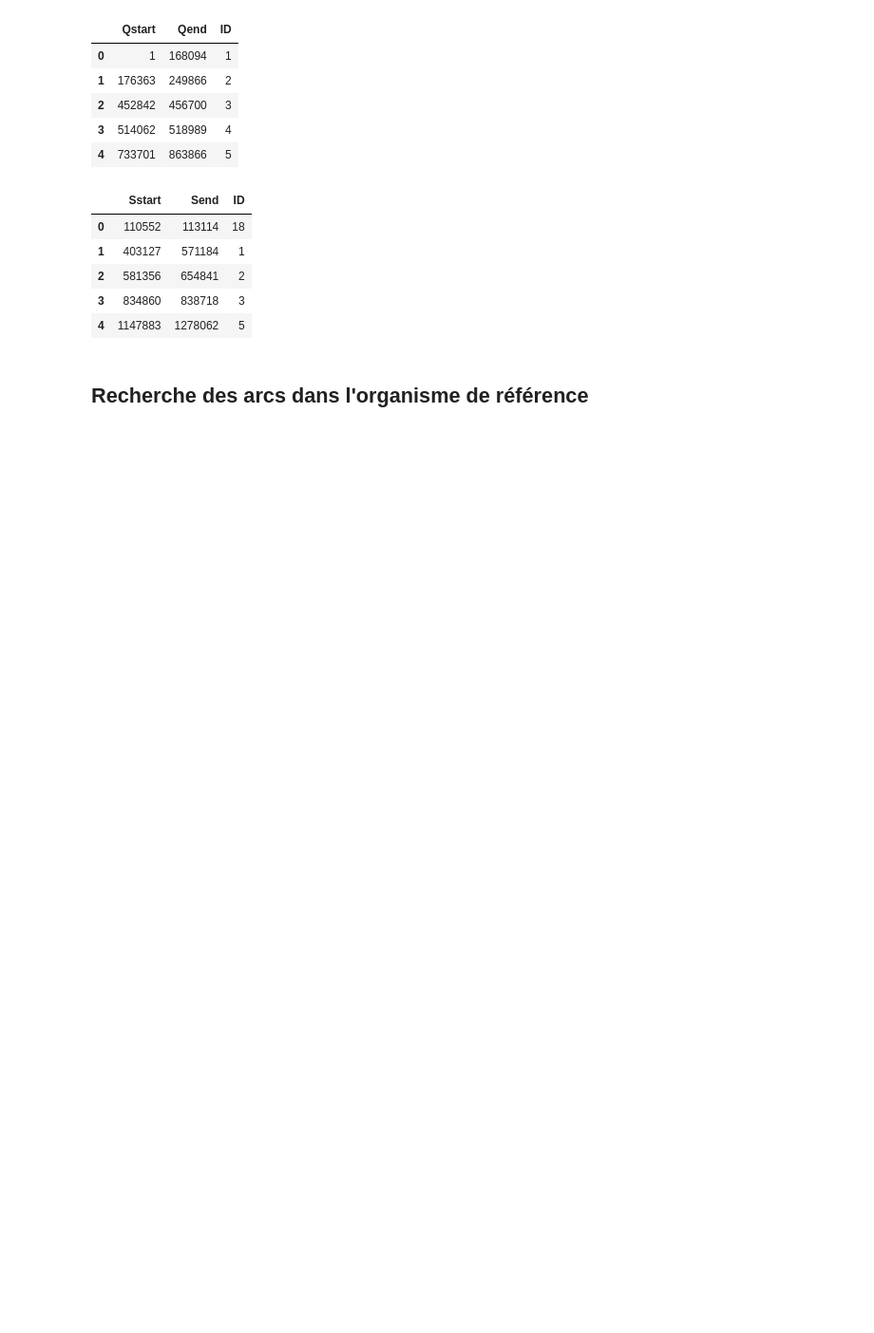
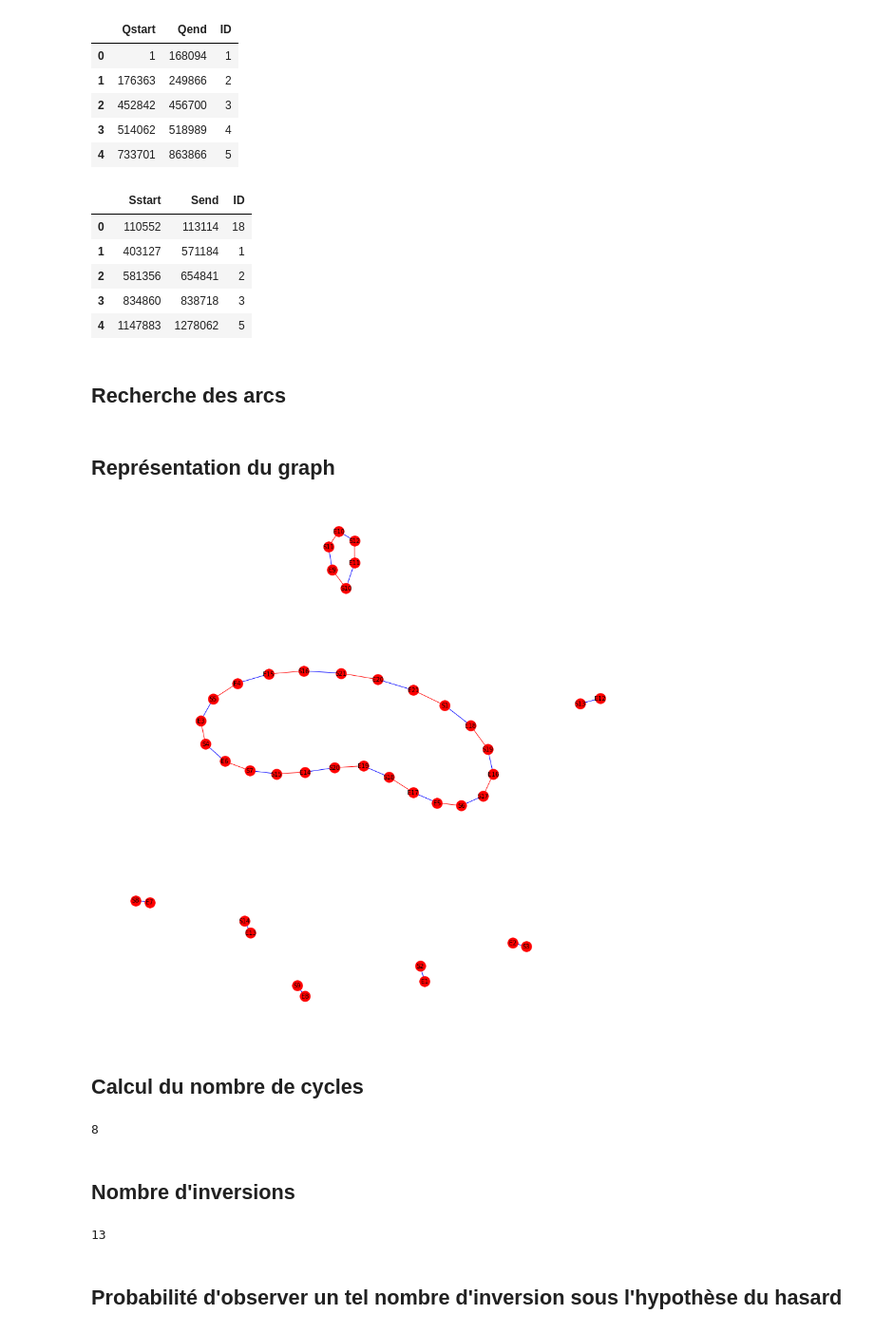
Before and after one commit to emathian/genomique_ET, a Jupyter notebook: cycle_graph.ipynb, the cells around one changed output. Shown at 95% size. Saved outputs shown, nothing was run; the diff lists cells and outputs as text; code cells hidden in the pictures; blank space fills up the shorter version.

```diff
--- a/cycle_graph.ipynb
+++ b/cycle_graph.ipynb
@@ -502,4 +274,4 @@ data_interest.head()
 | 3 | 834860 | 838718 | 3 |
 | 4 | 1147883 | 1278062 | 5 |
 # %% [markdown]
-## Recherche des arcs dans l'organisme de référence
+## Recherche des arcs
@@ -549,0 +278,46 @@ def find_edges_orga_ref(S,E):
+# %%
+EDGES1 = find_edges(data_ref, True)
+EDGES2  = find_edges(data_interest, False)
+#EDGES1
+#EDGES2
+# %% [markdown]
+##  Représentation du graph
+# %%
+pylab.figure(1,figsize=(12,12))
+G=nx.Graph()
+
+for i in EDGES1 :
+    G.add_edge(i[0],i[1],color='r', length = 10)
+
+for j in EDGES2 :
+    G.add_edge(j[0],j[1],color='b', length = 10)
+
+edges = G.edges()
+colors = [G[u][v]['color'] for u,v in edges]
+weights = [G[u][v]['length'] for u,v in edges]
+
+pos = nx.spring_layout(G, scale=5)
+for i in pos:
+        pos[i][0] = pos[i][0] * 4 # x coordinate
+        pos[i][1] = pos[i][1] * 4 # y coordinate
+
+nx.draw(G, pos, edge_color=colors,  with_labels=True, font_size=10)
+# %% [output]
+[figure, added]
+# %% [markdown]
+## Calcul du nombre de cycles
+# %%
+Composantes_connexes =[len(c) for c in sorted(nx.connected_components(G), key=len, reverse=True)]
+Nb_cycles = len(Composantes_connexes)
+print(Nb_cycles)
+# %% [output]
+8
+# %% [markdown]
+## Nombre d'inversions
+# %%
+Nb_inv = len(data_ref["Qstart"]) - Nb_cycles
+print(Nb_inv)
+# %% [output]
+13
+# %% [markdown]
+## Probabilité d'observer un tel nombre d'inversion sous l'hypothèse du hasard
```
Also changed, not shown: parts of 59 cells of this notebook.
